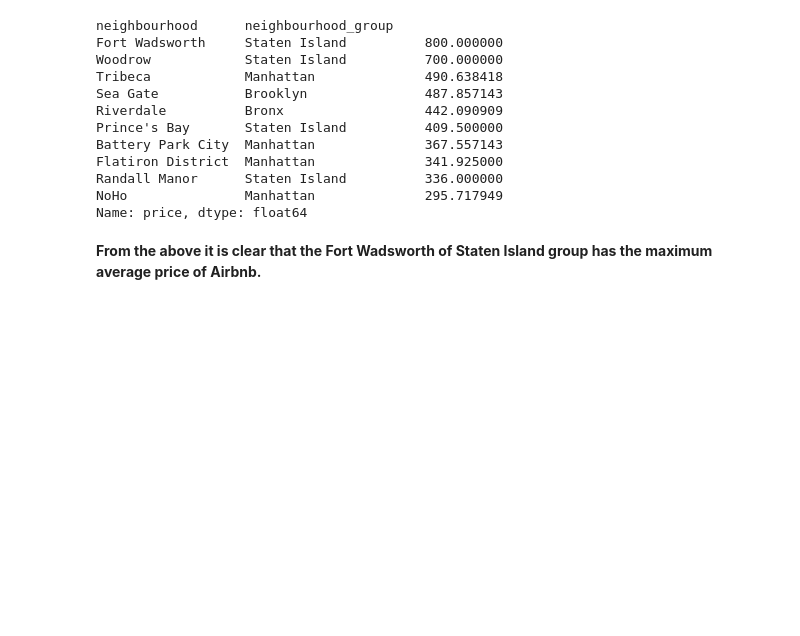
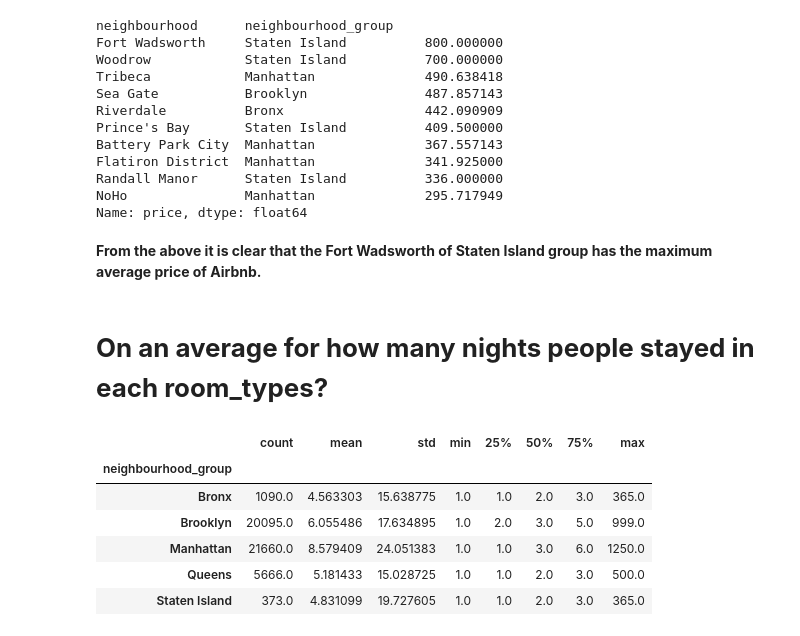
Before and after one commit to ShuklaRajni/Airbnb-Booking-Analysis, a Jupyter notebook: Airbnb_Booking_Analysis.ipynb, the cells around one changed output. Saved outputs shown, nothing was run; the diff lists cells and outputs as text; code cells hidden in the pictures; blank space fills up the shorter version.

```diff
--- a/Airbnb_Booking_Analysis.ipynb
+++ b/Airbnb_Booking_Analysis.ipynb
@@ -349,3 +349,15 @@ NoHo               Manhattan              295.717949
 Name: price, dtype: float64
 # %% [markdown]
 **From the above it is clear that the Fort Wadsworth of Staten Island group has the maximum average price of Airbnb.**
+# %% [markdown]
+# **On an average for how many nights people stayed in each room_types?**
+# %%
+df.groupby(['neighbourhood_group'])['minimum_nights'].describe()
+# %% [output]
+|  | count | mean | std | min | 25% | 50% | 75% | max |
+| neighbourhood_group |  |  |  |  |  |  |  |  |
+| Bronx | 1090.0 | 4.563303 | 15.638775 | 1.0 | 1.0 | 2.0 | 3.0 | 365.0 |
+| Brooklyn | 20095.0 | 6.055486 | 17.634895 | 1.0 | 2.0 | 3.0 | 5.0 | 999.0 |
+| Manhattan | 21660.0 | 8.579409 | 24.051383 | 1.0 | 1.0 | 3.0 | 6.0 | 1250.0 |
+| Queens | 5666.0 | 5.181433 | 15.028725 | 1.0 | 1.0 | 2.0 | 3.0 | 500.0 |
+| Staten Island | 373.0 | 4.831099 | 19.727605 | 1.0 | 1.0 | 2.0 | 3.0 | 365.0 |
```
Also changed, not shown: parts of 5 cells of this notebook.
